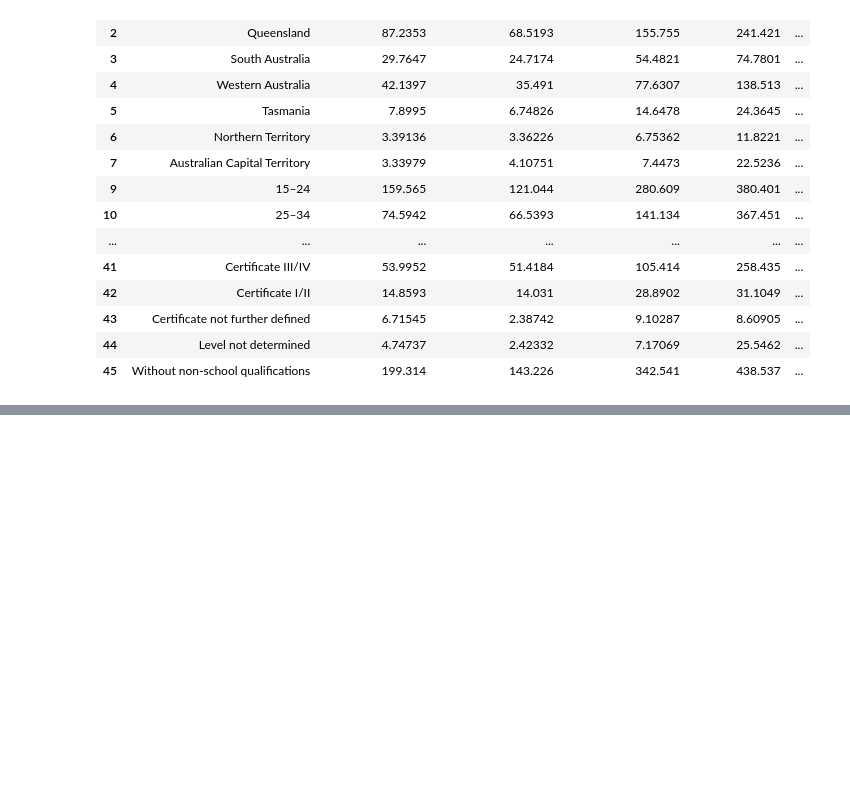
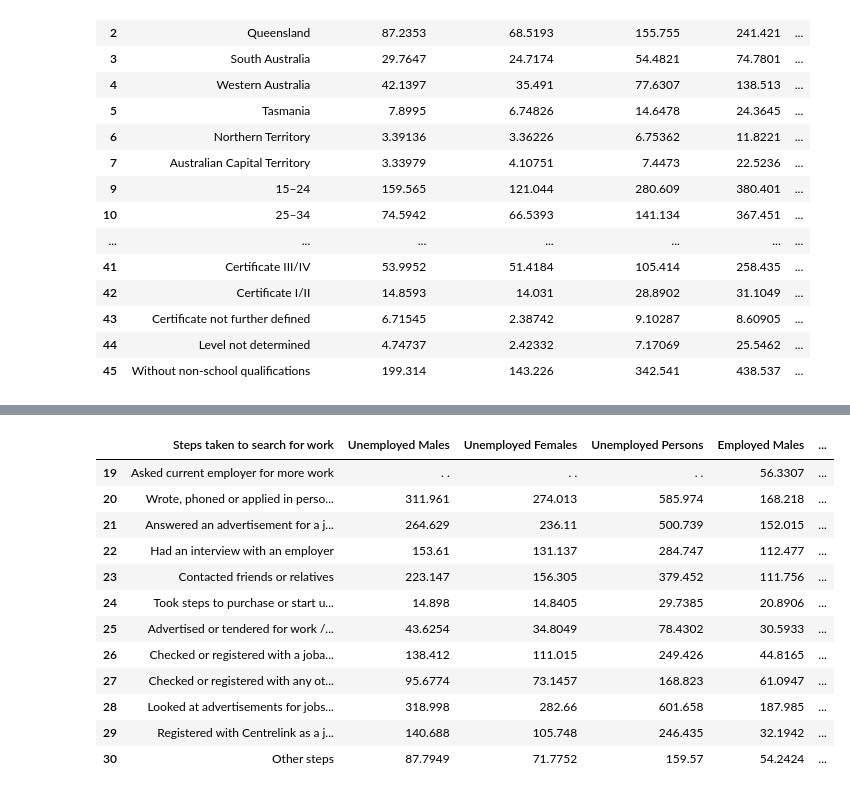
Before and after one commit to dianeyaneza/UWA-Data-Project-2-ETL-SkillsBridge, a Jupyter notebook: char_of_succesful_job_search.ipynb, the cells around one changed output, grey strips where cells are left out. Cells and saved outputs as stored; diff of their text form; code cells hidden in the pictures; blank space fills up the shorter version.

```diff
--- a/char_of_succesful_job_search.ipynb
+++ b/char_of_succesful_job_search.ipynb
@@ -205,0 +228,5 @@ df_clean
+# %%
+# Keep state records only
+df_clean_by_state = df_clean.drop(df.index[8:42]).copy()
+df_clean.columns.values[0] = "State/Territory"
+df_clean_by_state
@@ -205,0 +246,6 @@ df_clean
+# %%
+# Keep age records only
+df_clean_by_age = df_clean.iloc[8:14].copy()
+df_clean.columns.values[0] = "Age"
+df_clean = df_clean.reset_index(drop=True)
+df_clean_by_age
@@ -205,0 +263,5 @@ df_clean
+# %%
+# Keep Number of employers in previos 12 months records only
+df_clean_by_num_pre_employers = df_clean.iloc[14:19].copy()
+df_clean.columns.values[0] = "Number of previous employers in last 12 months"
+df_clean_by_num_pre_employers
@@ -205,0 +278,19 @@ df_clean
+# %%
+# Keep Steps taken to look for more work records only
+df_clean_by_steps_taken = df_clean.iloc[19:31].copy()
+df_clean.columns.values[0] = "Steps taken to search for work"
+df_clean_by_steps_taken
+# %% [output]
+|  | Steps taken to search for work | Unemployed Males | Unemployed Females | Unemployed Persons | Employed Males | ... |
+| 19 | Asked current employer for more work | . . | . . | . . | 56.3307 | ... |
+| 20 | Wrote, phoned or applied in perso... | 311.961 | 274.013 | 585.974 | 168.218 | ... |
+| 21 | Answered an advertisement for a j... | 264.629 | 236.11 | 500.739 | 152.015 | ... |
+| 22 | Had an interview with an employer | 153.61 | 131.137 | 284.747 | 112.477 | ... |
+| 23 | Contacted friends or relatives | 223.147 | 156.305 | 379.452 | 111.756 | ... |
+| 24 | Took steps to purchase or start u... | 14.898 | 14.8405 | 29.7385 | 20.8906 | ... |
+| 25 | Advertised or tendered for work /... | 43.6254 | 34.8049 | 78.4302 | 30.5933 | ... |
+| 26 | Checked or registered with a joba... | 138.412 | 111.015 | 249.426 | 44.8165 | ... |
+| 27 | Checked or registered with any ot... | 95.6774 | 73.1457 | 168.823 | 61.0947 | ... |
+| 28 | Looked at advertisements for jobs... | 318.998 | 282.66 | 601.658 | 187.985 | ... |
+| 29 | Registered with Centrelink as a j... | 140.688 | 105.748 | 246.435 | 32.1942 | ... |
+| 30 | Other steps | 87.7949 | 71.7752 | 159.57 | 54.2424 | ... |
```
Also changed, not shown: parts of 10 cells of this notebook, 6 other files.
